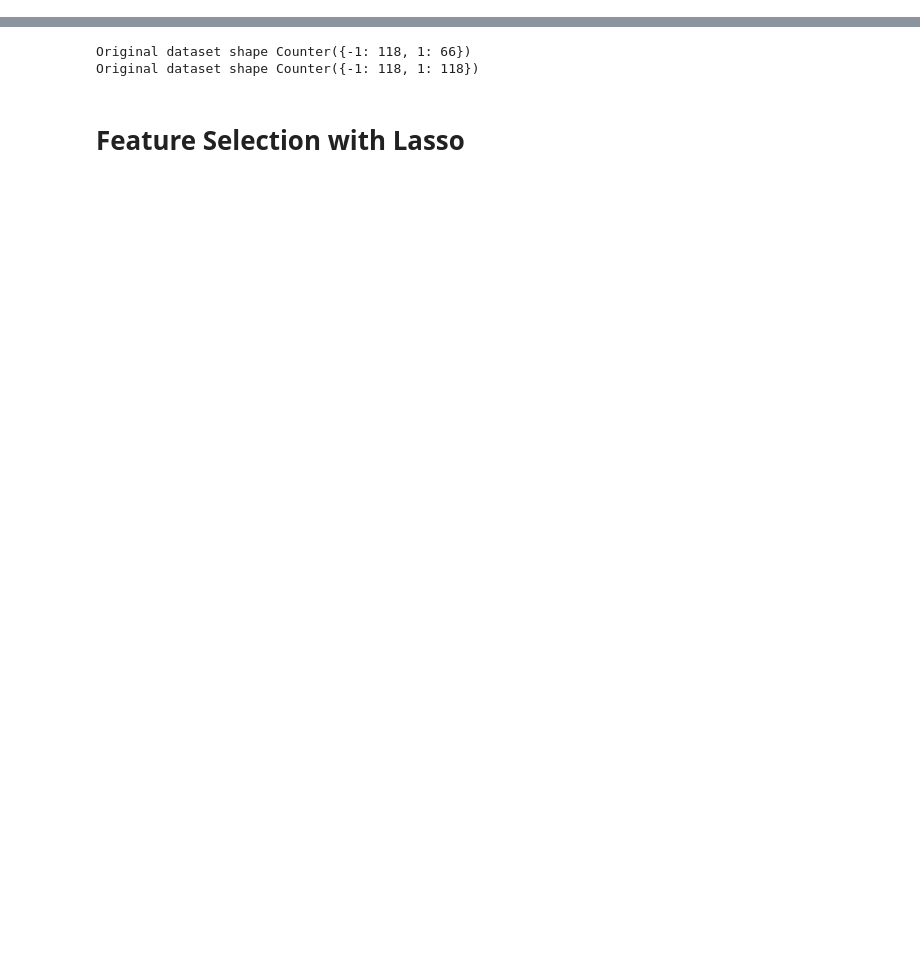
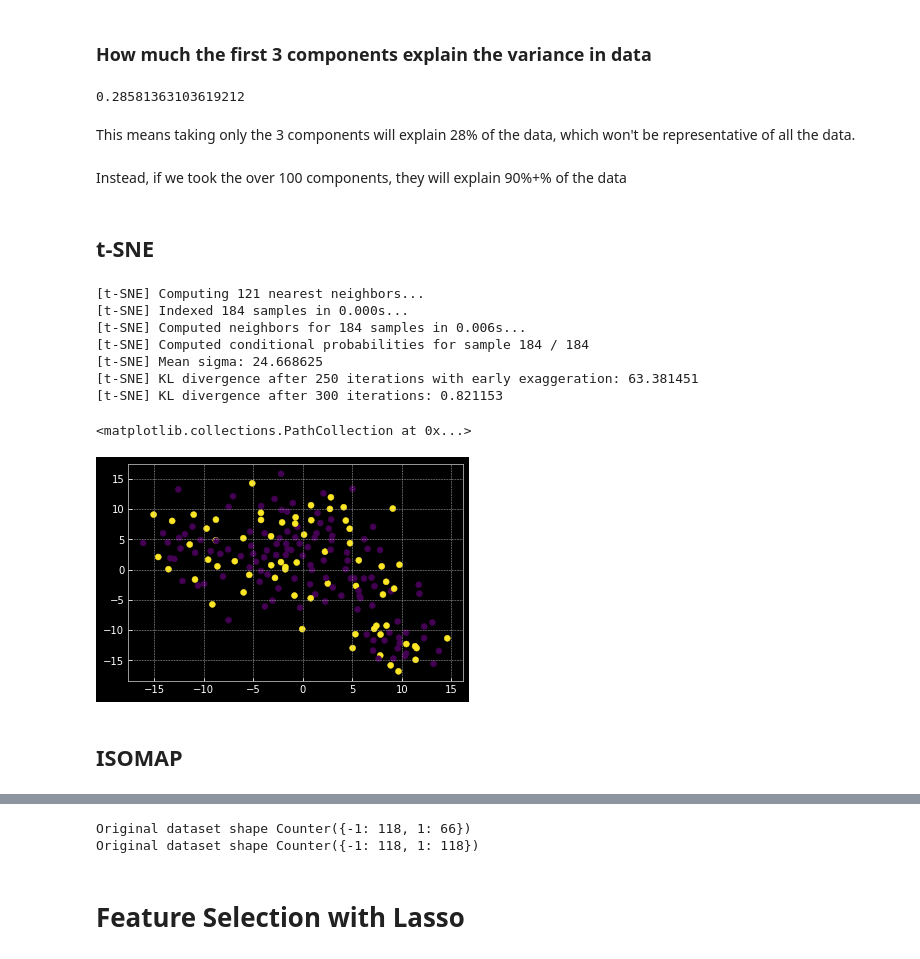
Before and after one commit to salelkafrawy/breast_cancer_relapse, a Jupyter notebook: Breast_Cancer_Project.ipynb, the cells around one changed output, grey strips where cells are left out. Drawn from its saved outputs; the diff is of its cells as text; code cells hidden in the pictures; blank space fills up the shorter version.

```diff
--- a/Breast_Cancer_Project.ipynb
+++ b/Breast_Cancer_Project.ipynb
@@ -52,0 +109,31 @@ Name: 0, dtype: int64
+# %% [markdown]
+### How much the first 3 components explain the variance in data
+# %%
+np.sum(pca.explained_variance_ratio_)
+# %% [output]
+0.28581363103619212
+# %% [markdown]
+This means taking only the 3 components will explain 28% of the data, which won't be representative of all the data.
+# %% [markdown]
+Instead, if we took the over 100 components, they will explain 90%+% of the data
+# %% [markdown]
+## t-SNE
+# %%
+n_sne = 7000
+
+tsne = TSNE(n_components=2, verbose=1, perplexity=40, n_iter=300)
+tsne_results = tsne.fit_transform(df_train.values)
+
+plt.scatter(tsne_results[:,0], tsne_results[:,1], c = df_y.values.reshape(-1,))
+# %% [output]
+[t-SNE] Computing 121 nearest neighbors...
+[t-SNE] Indexed 184 samples in 0.000s...
+[t-SNE] Computed neighbors for 184 samples in 0.006s...
+[t-SNE] Computed conditional probabilities for sample 184 / 184
+[t-SNE] Mean sigma: 24.668625
+[t-SNE] KL divergence after 250 iterations with early exaggeration: 63.381451
+[t-SNE] KL divergence after 300 iterations: 0.821153
+<matplotlib.collections.PathCollection at 0x...>
+[figure, added]
+# %% [markdown]
+## ISOMAP
```
Also changed, not shown: parts of 95 cells of this notebook, 2 other files.
